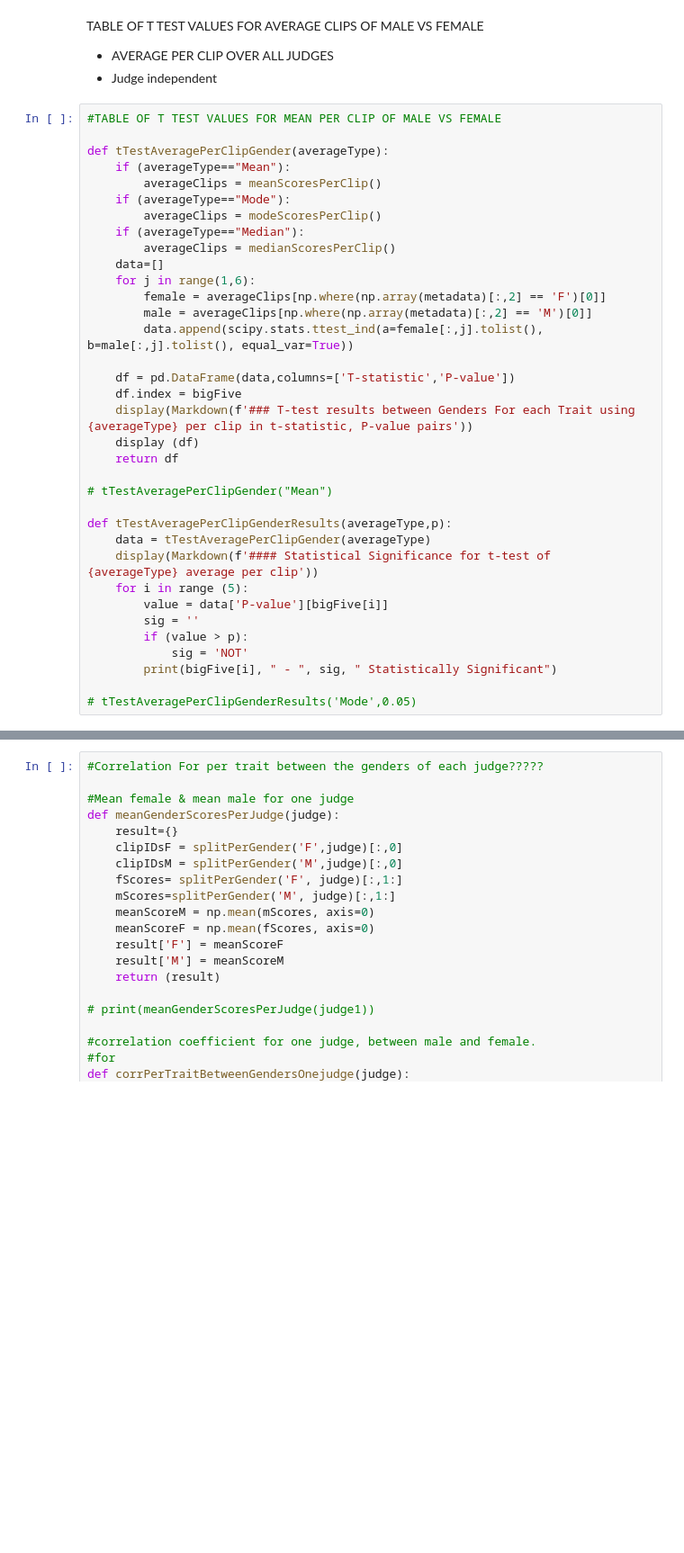
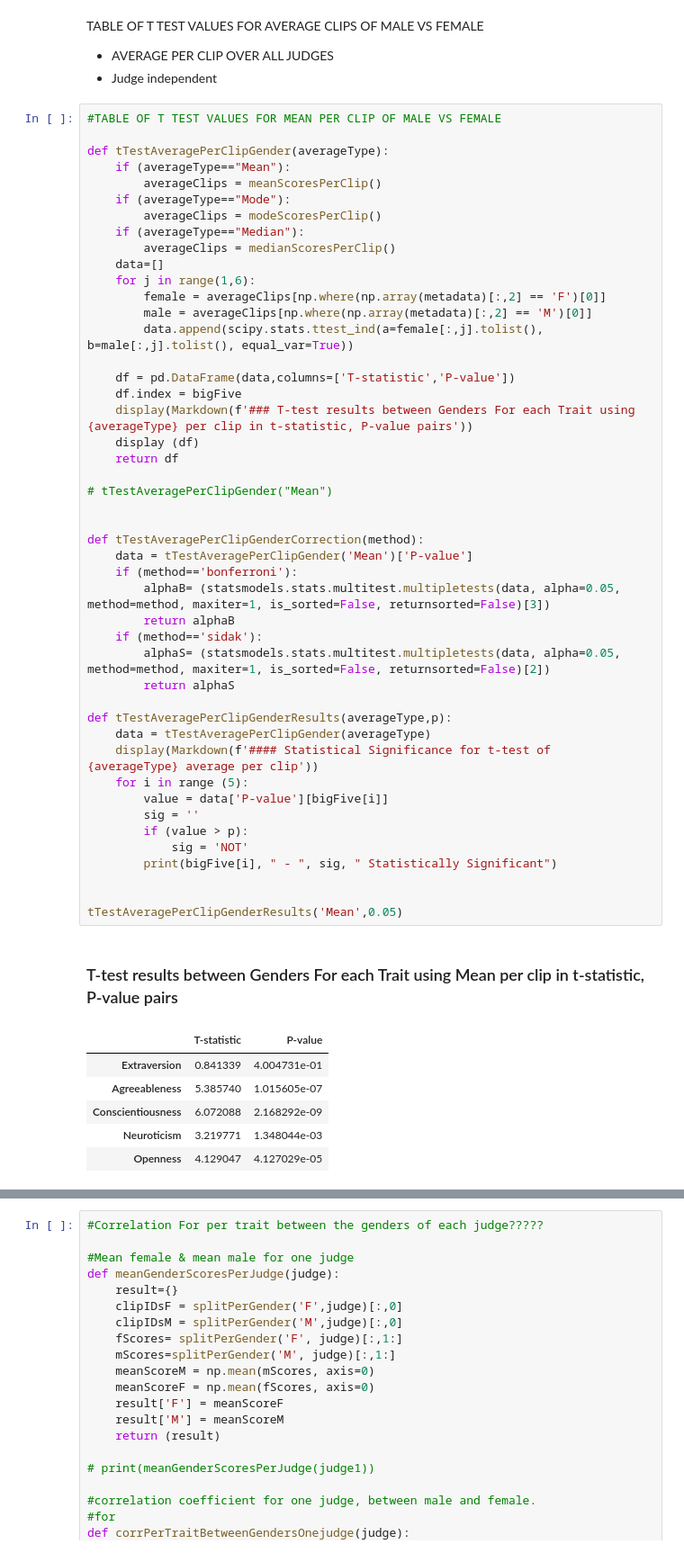
Before and after one commit to sophiak12/Individual_Project, a Jupyter notebook: src/dataManipulationFunctions.ipynb, the cells around one changed output, grey strips where cells are left out. Shown: that part at 90% size. Drawn from its saved outputs; the diff is of its cells as text; blank space fills up the shorter version.

```diff
--- a/src/dataManipulationFunctions.ipynb
+++ b/src/dataManipulationFunctions.ipynb
@@ -1416,31 +1390,50 @@ def tTestAveragePerClipGender(averageType):
     if (averageType=="Mean"):
         averageClips = meanScoresPerClip()
     if (averageType=="Mode"):
         averageClips = modeScoresPerClip()
     if (averageType=="Median"):
         averageClips = medianScoresPerClip()
     data=[]
     for j in range(1,6):
         female = averageClips[np.where(np.array(metadata)[:,2] == 'F')[0]]
         male = averageClips[np.where(np.array(metadata)[:,2] == 'M')[0]]
         data.append(scipy.stats.ttest_ind(a=female[:,j].tolist(), b=male[:,j].tolist(), equal_var=True))
 
     df = pd.DataFrame(data,columns=['T-statistic','P-value'])
     df.index = bigFive
     display(Markdown(f'### T-test results between Genders For each Trait using {averageType} per clip in t-statistic, P-value pairs'))
     display (df)
     return df
 
 # tTestAveragePerClipGender("Mean")
 
+
+def tTestAveragePerClipGenderCorrection(method):
+    data = tTestAveragePerClipGender('Mean')['P-value']
+    if (method=='bonferroni'):
+        alphaB= (statsmodels.stats.multitest.multipletests(data, alpha=0.05, method=method, maxiter=1, is_sorted=False, returnsorted=False)[3])
+        return alphaB
+    if (method=='sidak'):
+        alphaS= (statsmodels.stats.multitest.multipletests(data, alpha=0.05, method=method, maxiter=1, is_sorted=False, returnsorted=False)[2])
+        return alphaS
+
 def tTestAveragePerClipGenderResults(averageType,p):
     data = tTestAveragePerClipGender(averageType)
     display(Markdown(f'#### Statistical Significance for t-test of  {averageType} average per clip'))
     for i in range (5):
         value = data['P-value'][bigFive[i]]
         sig = ''
         if (value > p):
             sig = 'NOT'
         print(bigFive[i], " - ", sig, " Statistically Significant")
 
-# tTestAveragePerClipGenderResults('Mode',0.05)
+
+tTestAveragePerClipGenderResults('Mean',0.05)
+# %% [output]
+### T-test results between Genders For each Trait using Mean per clip in t-statistic, P-value pairs
+|  | T-statistic | P-value |
+| Extraversion | 0.841339 | 4.004731e-01 |
+| Agreeableness | 5.385740 | 1.015605e-07 |
+| Conscientiousness | 6.072088 | 2.168292e-09 |
+| Neuroticism | 3.219771 | 1.348044e-03 |
+| Openness | 4.129047 | 4.127029e-05 |
```
Also changed, not shown: parts of 7 cells of this notebook, 2 other files.
